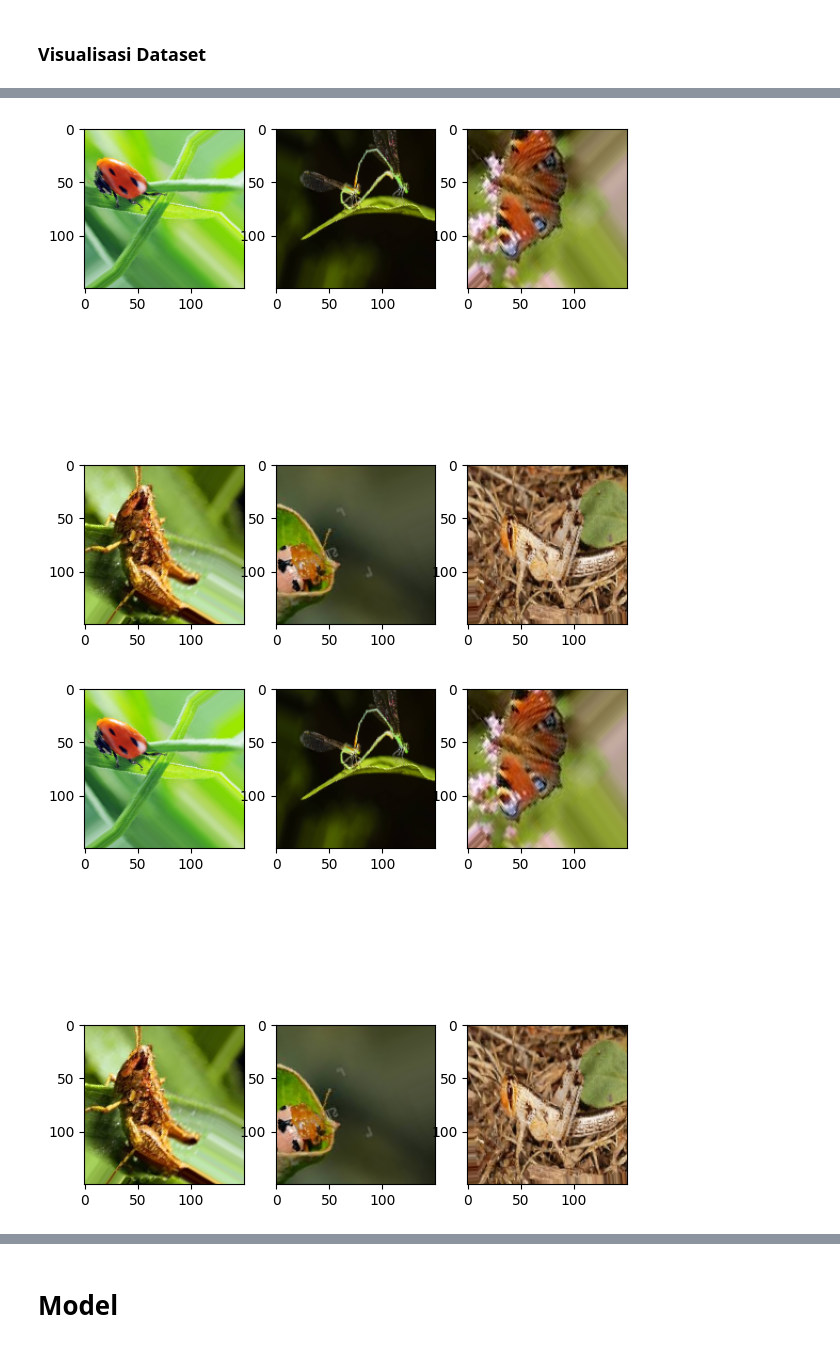
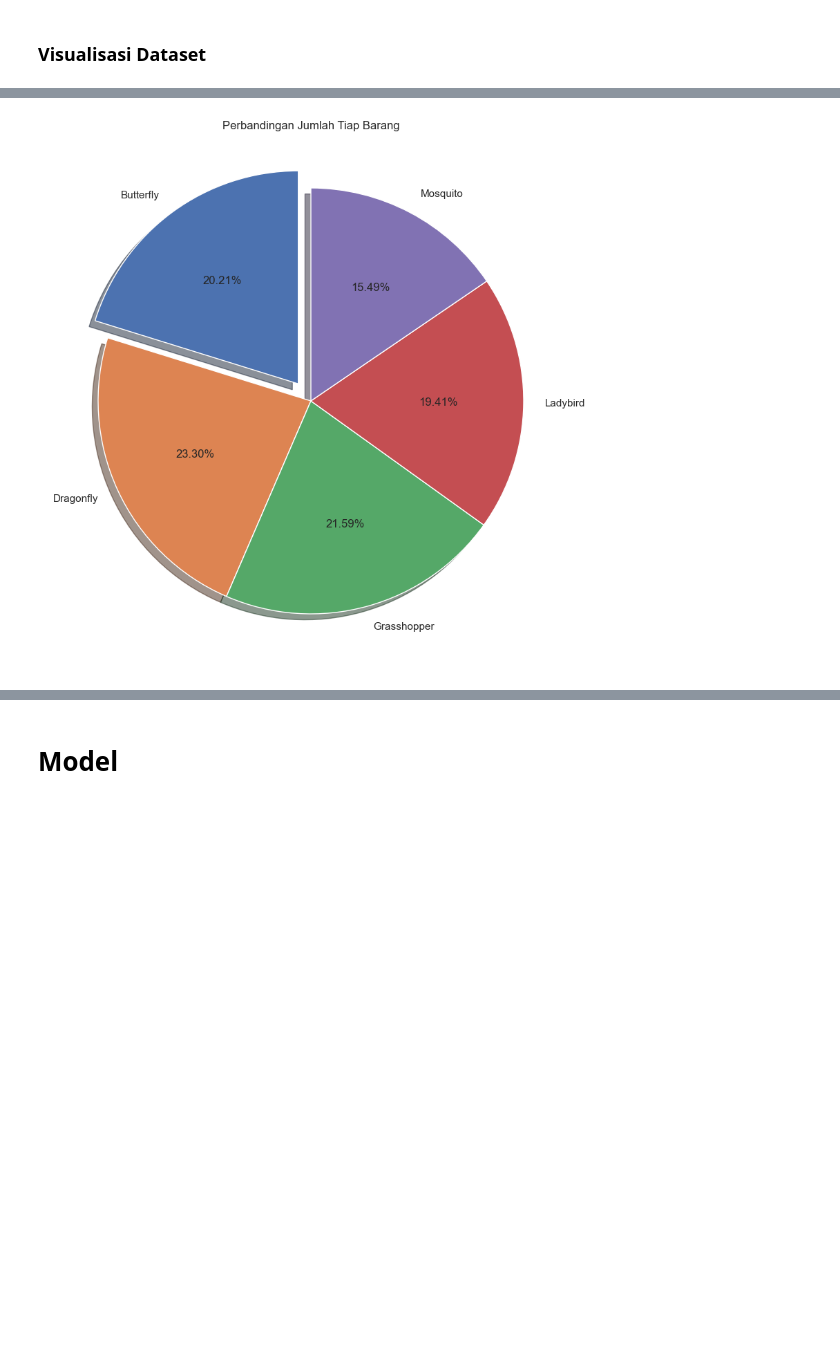
Before and after one commit to riskykrnawan/PA_KB, a Jupyter notebook: PA_KB.ipynb, the cells around one changed output, grey strips where cells are left out. Cells and saved outputs as stored; diff of their text form; code cells hidden in the pictures; blank space fills up the shorter version.

```diff
--- a/PA_KB.ipynb
+++ b/PA_KB.ipynb
@@ -136,18 +209,22 @@ for i in range(5):
+# %%
+plt.figure(figsize=(10,10))
+plt.pie(class_size, labels=class_names,startangle=90,autopct='%.2f%%',shadow=True,explode=(0.10,0,0,0,0))
+plt.title('Perbandingan Jumlah Tiap Barang')
+plt.show()
+# %% [output]
+[figure, added]
 # %%
-rows = 2
-cols = 3
-# fig = plt.figure(figsize=(7,8))
-# for j in range (0, rows*cols):
-#     fig.add_subplot(rows, cols, j+1)
-#     plt.imshow(img[j])
+# rows = 2
+# cols = 3
+# # fig = plt.figure(figsize=(7,8))
+# # for j in range (0, rows*cols):
+# #     fig.add_subplot(rows, cols, j+1)
+# #     plt.imshow(img[j])
 
-for i in range(0, len(img), rows*cols):
-    fig = plt.figure(figsize=(7,8))
-    for j in range (0, rows*cols):
-        fig.add_subplot(rows, cols, j+1)
-        plt.imshow(img[j])
-        # plt.imshow(img[i+j])
-    plt.show()
+# for i in range(0, len(img), rows*cols):
+#     fig = plt.figure(figsize=(7,8))
+#     for j in range (0, rows*cols):
+#         fig.add_subplot(rows, cols, j+1)
+#         plt.imshow(img[j])
+#         # plt.imshow(img[i+j])
+#     plt.show()
-# %% [output]
-[figure, removed]
-[figure, removed]
```
Also changed, not shown: parts of 22 cells of this notebook.
